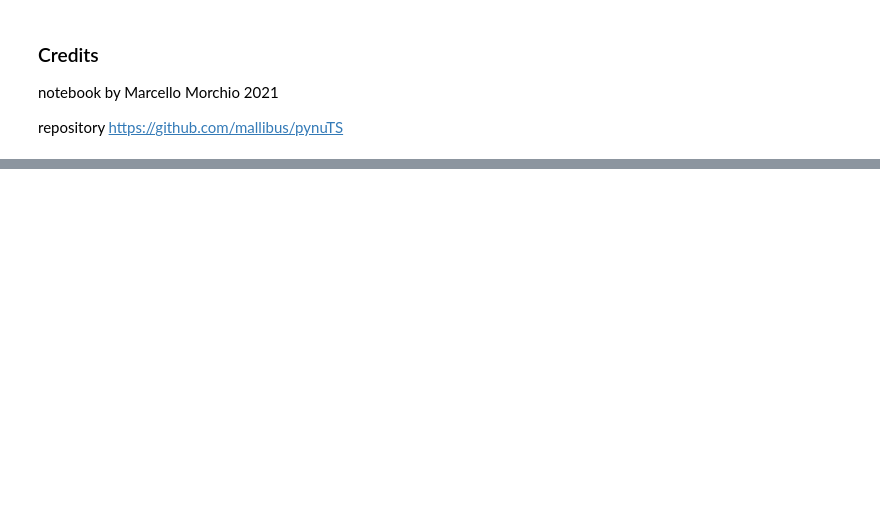
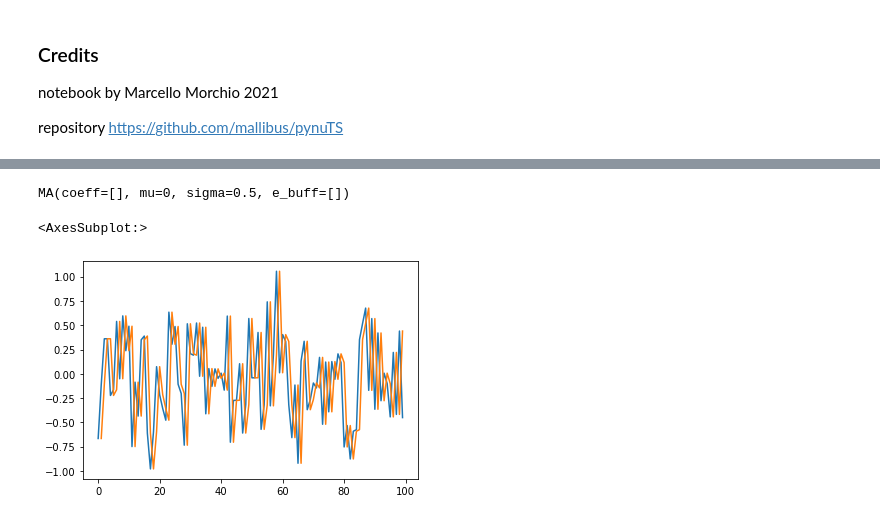
Before and after one commit to nickprock/pynuTS, a Jupyter notebook: demos/experiments for generator.ipynb, the cells around one changed output, grey strips where cells are left out. Saved outputs shown, nothing was run; the diff lists cells and outputs as text; code cells hidden in the pictures; blank space fills up the shorter version.

```diff
--- a/demos/experiments for generator.ipynb
+++ b/demos/experiments for generator.ipynb
@@ -128,0 +171,11 @@ repository https://github.com/mallibus/pynuTS
+# %%
+m = MA(mu=0,sigma=0.5,coeff=[])
+print(m)
+s2 = pd.Series(m.generate(100))
+s2.plot()
+#s2.diff(1).plot()
+(s2-s2.diff(1)).plot()
+# %% [output]
+MA(coeff=[], mu=0, sigma=0.5, e_buff=[])
+<AxesSubplot:>
+[figure, added]
```
Also changed, not shown: parts of 27 cells of this notebook, 2 other files.
